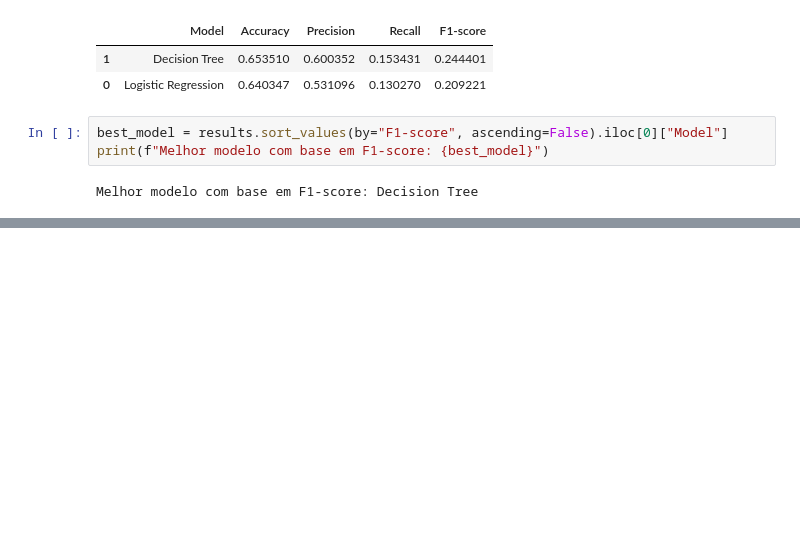
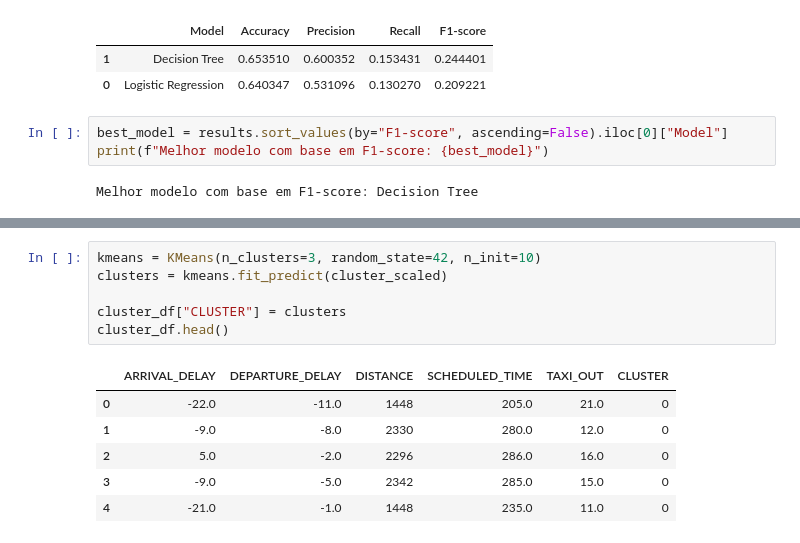
Before and after one commit to PedroMRogerio/fiap-tech-challenge-fase3, a Jupyter notebook: notebook.ipynb, the cells around one changed output, grey strips where cells are left out. Saved outputs shown, nothing was run; the diff lists cells and outputs as text; blank space fills up the shorter version.

```diff
--- a/notebook.ipynb
+++ b/notebook.ipynb
@@ -896,0 +1025,13 @@ Como próximos passos, podem ser exploradas técnicas mais avançadas de modelag
+# %%
+kmeans = KMeans(n_clusters=3, random_state=42, n_init=10)
+clusters = kmeans.fit_predict(cluster_scaled)
+
+cluster_df["CLUSTER"] = clusters
+cluster_df.head()
+# %% [output]
+|  | ARRIVAL_DELAY | DEPARTURE_DELAY | DISTANCE | SCHEDULED_TIME | TAXI_OUT | CLUSTER |
+| 0 | -22.0 | -11.0 | 1448 | 205.0 | 21.0 | 0 |
+| 1 | -9.0 | -8.0 | 2330 | 280.0 | 12.0 | 0 |
+| 2 | 5.0 | -2.0 | 2296 | 286.0 | 16.0 | 0 |
+| 3 | -9.0 | -5.0 | 2342 | 285.0 | 15.0 | 0 |
+| 4 | -21.0 | -1.0 | 1448 | 235.0 | 11.0 | 0 |
```
Also changed, not shown: parts of 34 cells of this notebook.
